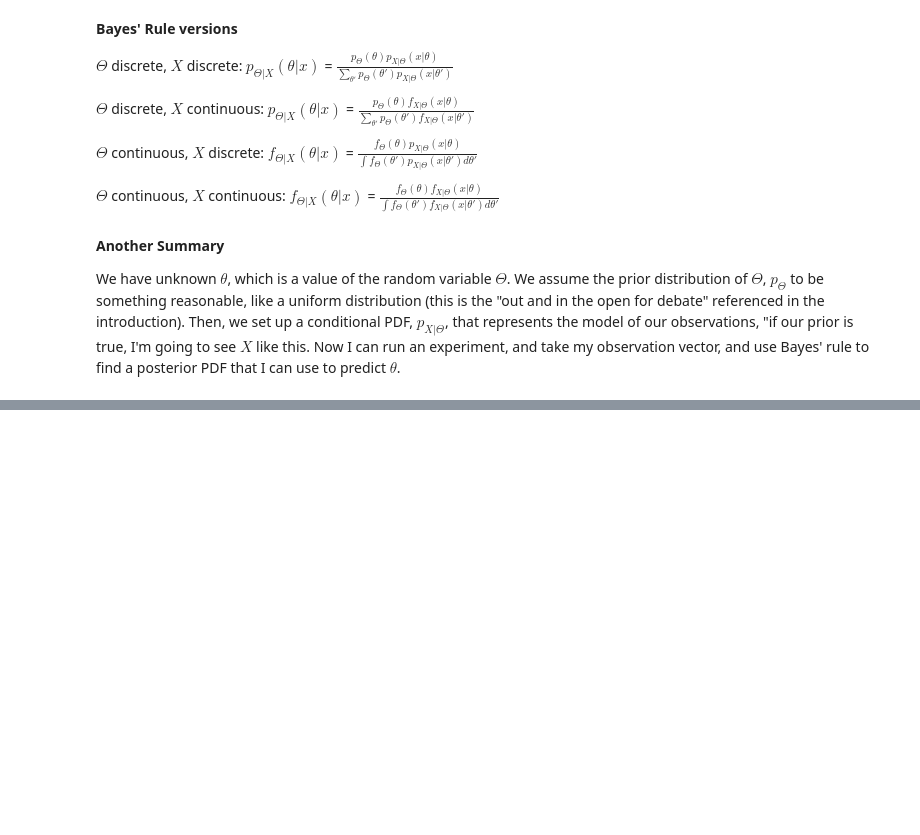
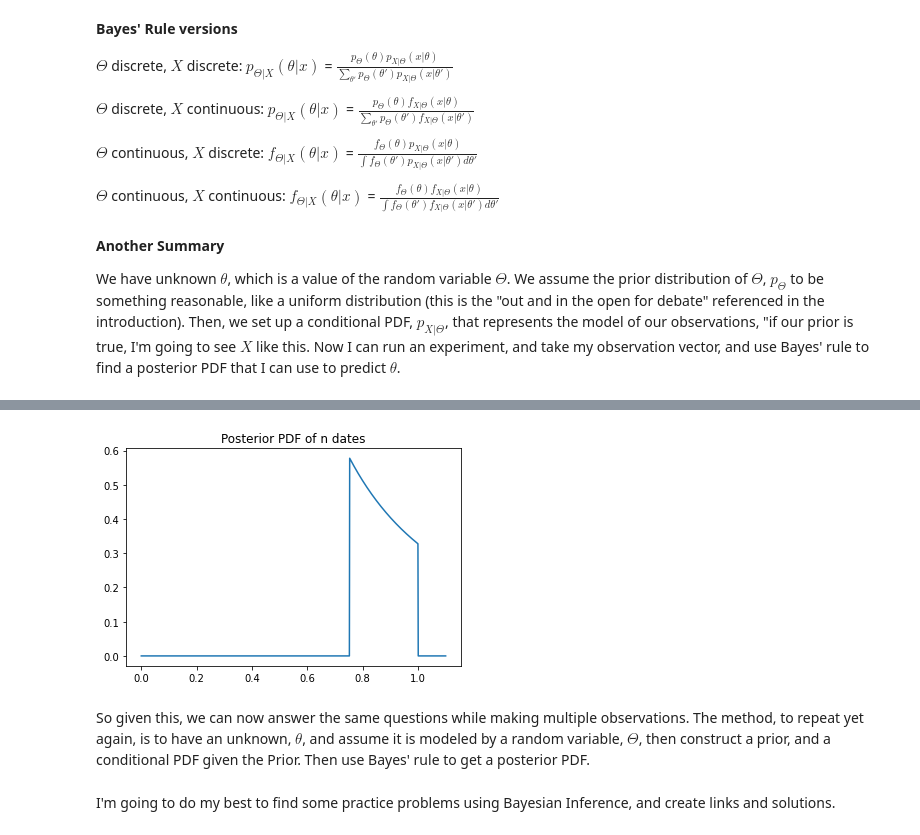
Before and after one commit to Wsoren1/tsitsiklis_intro_to_probability_notes, a Jupyter notebook: Chapter 8 - Bayesian Statistical Inference.ipynb, the cells around one changed output, grey strips where cells are left out. Saved outputs shown, nothing was run; the diff lists cells and outputs as text; code cells hidden in the pictures; blank space fills up the shorter version.

```diff
--- a/Chapter 8 - Bayesian Statistical Inference.ipynb
+++ b/Chapter 8 - Bayesian Statistical Inference.ipynb
@@ -111,0 +229,25 @@ We have unknown $\theta$, which is a value of the random variable $\Theta$.  We
+# %%
+n = 2
+X = np.random.rand(n)
+
+def c_x(x_bar, _n):
+    return (1 - x_bar**(1-_n))/(1-_n)
+
+x_bar = np.max(X)
+c_const = c_x(x_bar, n)
+
+def posterior_n_pdf(x):
+    if x < x_bar or x > 1:
+        return 0
+    else:
+        return c_const / (x**n)
+
+plt.plot(x := np.linspace(0, 1.1, 1000), [posterior_n_pdf(x_i) for x_i in x])
+plt.title("Posterior PDF of n dates")
+plt.show()
+# %% [output]
+[figure, added]
+# %% [markdown]
+So given this, we can now answer the same questions while making multiple observations.  The method, to repeat yet again, is to have an unknown, $\theta$, and assume it is modeled by a random variable, $\Theta$, then construct a prior, and a conditional PDF given the Prior.  Then use Bayes' rule to get a posterior PDF.
+# %% [markdown]
+I'm going to do my best to find some practice problems using Bayesian Inference, and create links and solutions.
```
Also changed, not shown: parts of 21 cells of this notebook.
